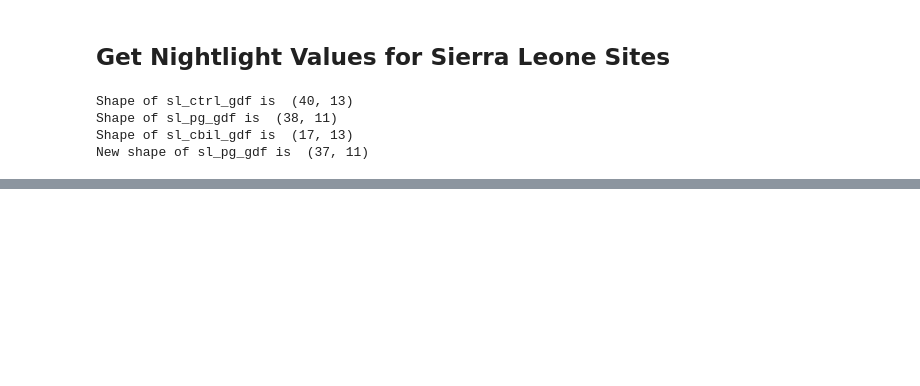
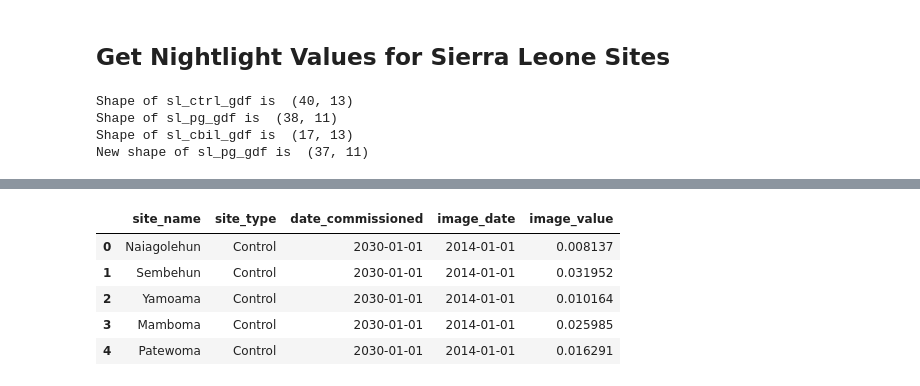
Before and after one commit to geohai/mini-grid-nightlights, a Jupyter notebook: 2_GetNightlightValues.ipynb, the cells around one changed output, grey strips where cells are left out. Saved outputs shown, nothing was run; the diff lists cells and outputs as text; code cells hidden in the pictures; blank space fills up the shorter version.

```diff
--- a/2_GetNightlightValues.ipynb
+++ b/2_GetNightlightValues.ipynb
@@ -363,0 +408,10 @@ NameError: name 'm' is not defined
+# %%
+# print the first few lines of df
+df.head()
+# %% [output]
+|  | site_name | site_type | date_commissioned | image_date | image_value |
+| 0 | Naiagolehun | Control | 2030-01-01 | 2014-01-01 | 0.008137 |
+| 1 | Sembehun | Control | 2030-01-01 | 2014-01-01 | 0.031952 |
+| 2 | Yamoama | Control | 2030-01-01 | 2014-01-01 | 0.010164 |
+| 3 | Mamboma | Control | 2030-01-01 | 2014-01-01 | 0.025985 |
+| 4 | Patewoma | Control | 2030-01-01 | 2014-01-01 | 0.016291 |
```
Also changed, not shown: parts of 12 cells of this notebook, 1 other file.
